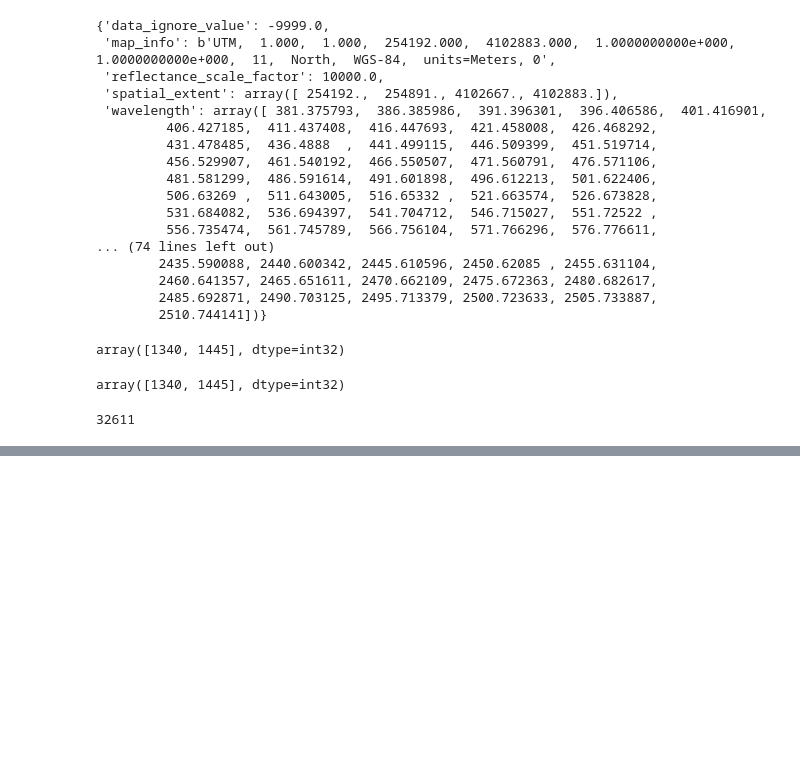
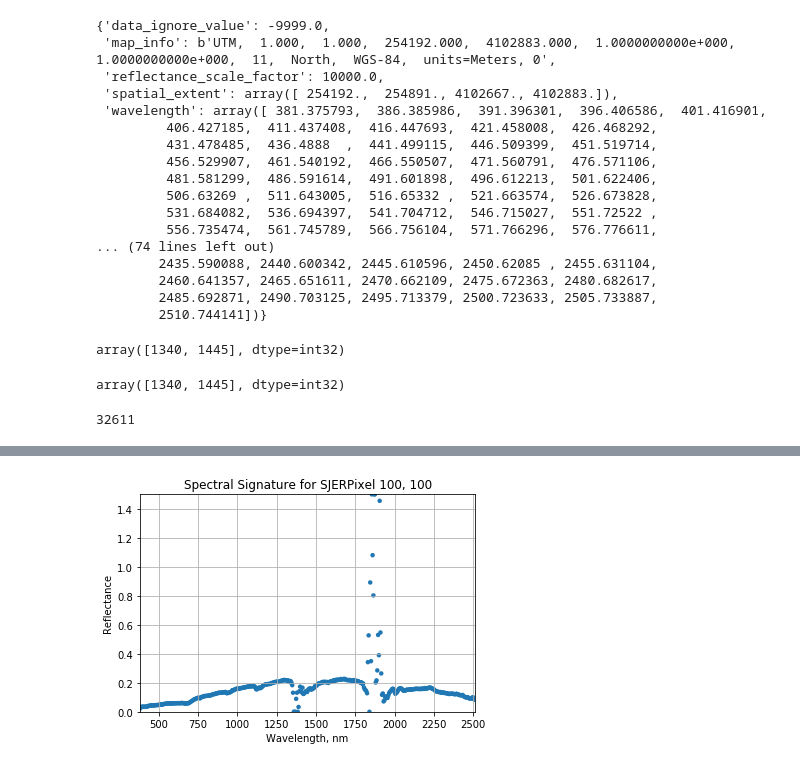
Before and after one commit to sauer3/2018-NEON-Spectra-extraction, a Jupyter notebook: Extract_and_plot_spectra_from_AOP.ipynb, the cells around one changed output, grey strips where cells are left out. Drawn from its saved outputs; the diff is of its cells as text; code cells hidden in the pictures; blank space fills up the shorter version.

```diff
--- a/Extract_and_plot_spectra_from_AOP.ipynb
+++ b/Extract_and_plot_spectra_from_AOP.ipynb
@@ -301,0 +310,9 @@ metadata['epsg']
+# %%
+# make a new empy pandas dataframe
+serc_pixel_df = pd.DataFrame()
+# %%
+# add column of reflectance data from the cleaned reflectance array
+serc_pixel_df['reflectance']= reflArray[pixel_to_plot[0], pixel_to_plot[1], :]
+# %%
+# add a second column to the data frame with the wavelength infor
+serc_pixel_df['wavelengths']= metadata['wavelength']
@@ -301,0 +338,26 @@ metadata['epsg']
+# %%
+# make a plot
+serc_pixel_df.plot(x='wavelengths',
+                  y='reflectance',
+                  kind='scatter',
+                  edgecolor='none')
+
+plt.title('Spectral Signature for ' + sitename + 'Pixel '+', '.join(map(str, pixel_to_plot)))
+
+ax = plt.gca() # gca is short for get current axes
+
+ax.set_xlim([np.min(serc_pixel_df['wavelengths']),
+            np.max(serc_pixel_df['wavelengths'])])
+
+ax.set_ylim([np.min(serc_pixel_df['reflectance']),
+            np.max(serc_pixel_df['reflectance'])])
+
+ax.set_xlabel("Wavelength, nm")
+ax.set_ylabel("Reflectance")
+
+ax.grid(True)
+
+fig = ax.get_figure()
+fig.savefig('output/figs/'+sitename+'plot1.png')
+# %% [output]
+[figure, added]
```
Also changed, not shown: parts of 5 cells of this notebook.
